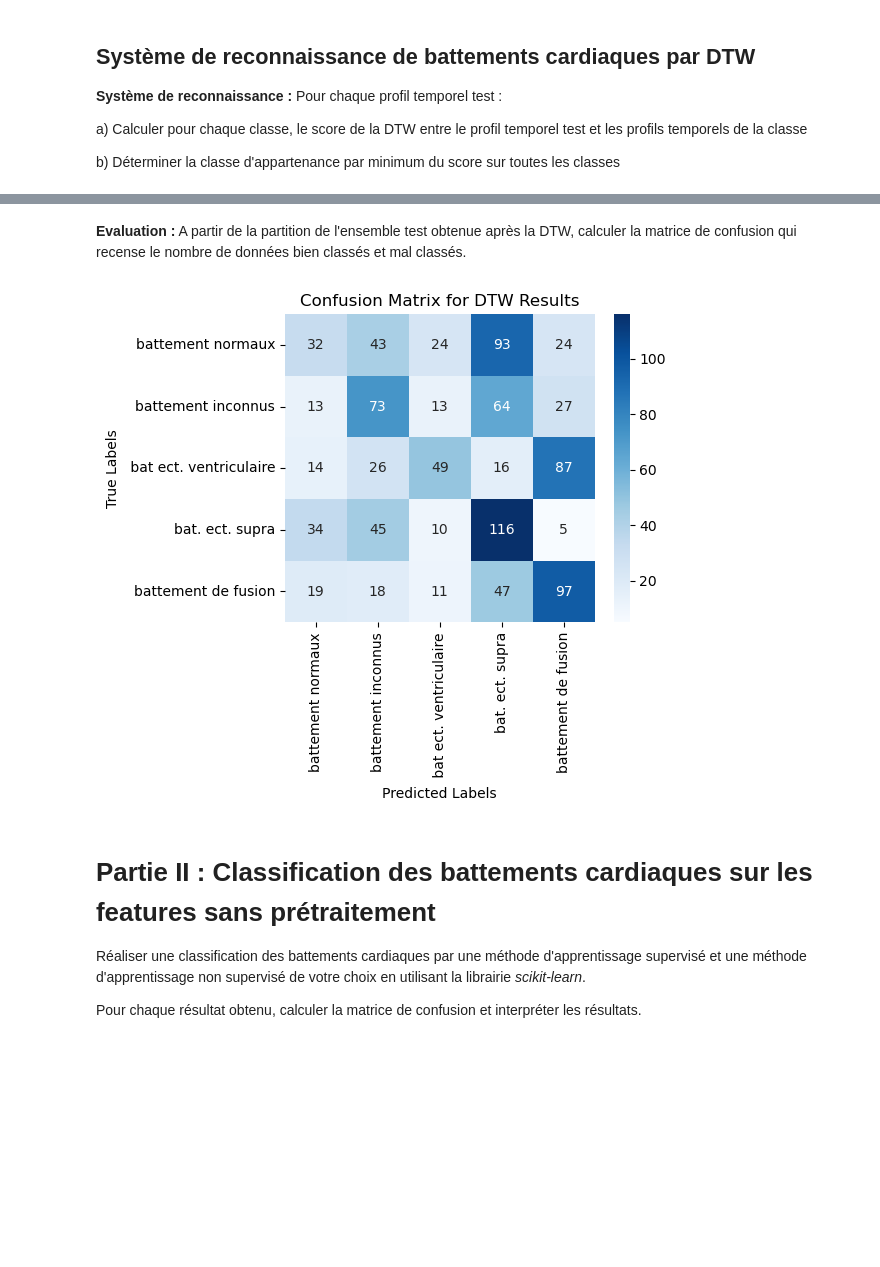
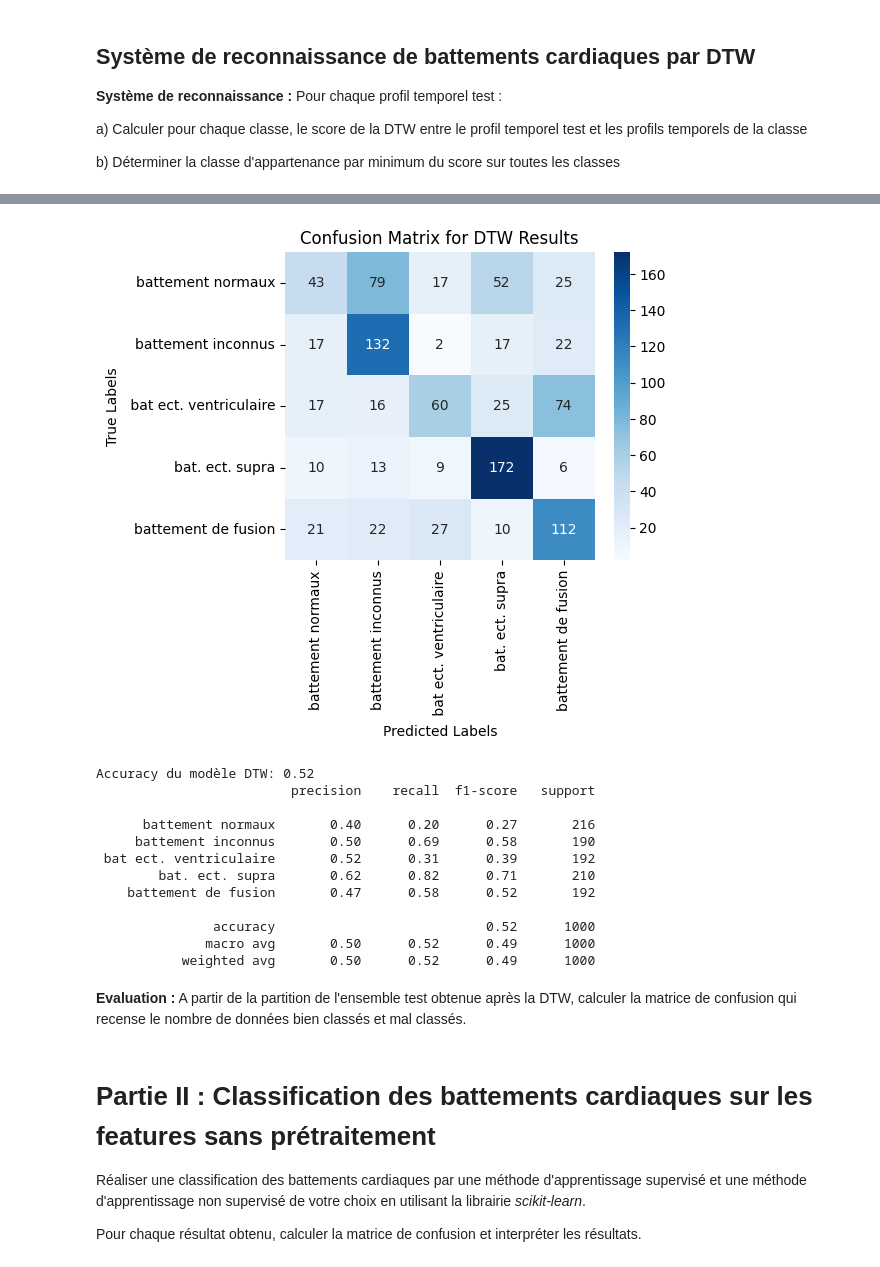
Before and after one commit to AsmaeKarmouchi/Project_ECG_Classification, a Jupyter notebook: Projet_ECG_Etudiant (2).ipynb, the cells around one changed output, grey strips where cells are left out. Drawn from its saved outputs; the diff is of its cells as text; code cells hidden in the pictures; blank space fills up the shorter version.

```diff
--- a/Projet_ECG_Etudiant (2).ipynb
+++ b/Projet_ECG_Etudiant (2).ipynb
@@ -387,0 +328,24 @@ Vecteur de test 189 : Meilleur score = 1.7630, Classe prédite = 4.0, Chemin = [
+# %%
+# Initialiser la partition avec deux colonnes : classe réelle et classe prédite
+PartitionDTW = np.zeros((TAILLE_TEST, 2))
+
+# Appliquer DTW pour chaque vecteur de test
+for i, test_vector in enumerate(DataFeatureTest_normalized):
+    best_score = float('inf')  # Initialiser le meilleur score à l'infini
+    best_label = None  # Label correspondant au meilleur score
+
+    for label, class_median in class_feature_medians.items():
+        # Calcul du score DTW entre le vecteur de test et le vecteur médian de la classe
+        score, _ = DTW(test_vector, class_median, euclidean_distance)
+
+        # Vérifier si c'est le meilleur score
+        if score < best_score:
+            best_score = score
+            best_label = label
+
+    # Enregistrer la classe réelle et prédite dans PartitionDTW
+    PartitionDTW[i, 0] = LabelF_test[i]  # Classe réelle
+    PartitionDTW[i, 1] = best_label  # Classe prédite
+
+    # Afficher le score et la classe prédite pour l'instance actuelle
+    print(f"Vecteur de test {i + 1} : Meilleur score = {best_score:.4f}, Classe prédite = {best_label}")
@@ -388,2 +370,36 @@ Vecteur de test 189 : Meilleur score = 1.7630, Classe prédite = 4.0, Chemin = [
+# %%
+from sklearn.metrics import confusion_matrix, accuracy_score, classification_report
+
+# Calcul de la matrice de confusion
+cm = confusion_matrix(PartitionDTW[:, 0], PartitionDTW[:, 1])
+
+# Affichage de la matrice de confusion
+plt.figure(figsize=(5, 4))
+sns.heatmap(cm, annot=True, fmt='d', cmap='Blues', xticklabels=label_name, yticklabels=label_name)
+plt.xlabel('Predicted Labels')
+plt.ylabel('True Labels')
+plt.title('Confusion Matrix for DTW Results')
+plt.show()
+
+# Calcul de l'accuracy
+accuracy = accuracy_score(PartitionDTW[:, 0], PartitionDTW[:, 1])
+print(f"Accuracy du modèle DTW: {accuracy:.2f}")
+
+# Rapport de classification
+print(classification_report(PartitionDTW[:, 0], PartitionDTW[:, 1], target_names=label_name))
+# %% [output]
+[figure, added]
+Accuracy du modèle DTW: 0.52
+                         precision    recall  f1-score   support
+
+      battement normaux       0.40      0.20      0.27       216
+     battement inconnus       0.50      0.69      0.58       190
+ bat ect. ventriculaire       0.52      0.31      0.39       192
+        bat. ect. supra       0.62      0.82      0.71       210
+    battement de fusion       0.47      0.58      0.52       192
+
+               accuracy                           0.52      1000
+              macro avg       0.50      0.52      0.49      1000
+           weighted avg       0.50      0.52      0.49      1000
 # %% [markdown]
 **Evaluation :** A partir de la partition de l'ensemble test obtenue après la DTW, calculer la matrice de confusion qui recense le nombre de données bien classés et mal classés.
@@ -394,21 +406,3 @@ from sklearn.metrics import confusion_matrix
-# %%
-from sklearn.metrics import confusion_matrix
-import seaborn as sns
-
-import matplotlib.pyplot as plt
-
-# Calculate the confusion matrix
-cm = confusion_matrix(PartitionDTW[:, 0], PartitionDTW[:, 1])
-
-# Plot the confusion matrix using seaborn heatmap
-plt.figure(figsize=(5, 4))
-sns.heatmap(cm, annot=True, fmt='d', cmap='Blues', xticklabels=label_name, yticklabels=label_name)
-plt.xlabel('Predicted Labels')
-plt.ylabel('True Labels')
-plt.title('Confusion Matrix for DTW Results')
-plt.show()
-# %% [output]
-[figure, removed]
 # %% [markdown]
 # Partie II : Classification des battements cardiaques sur les features sans prétraitement
 
```
Also changed, not shown: parts of 51 cells of this notebook.
